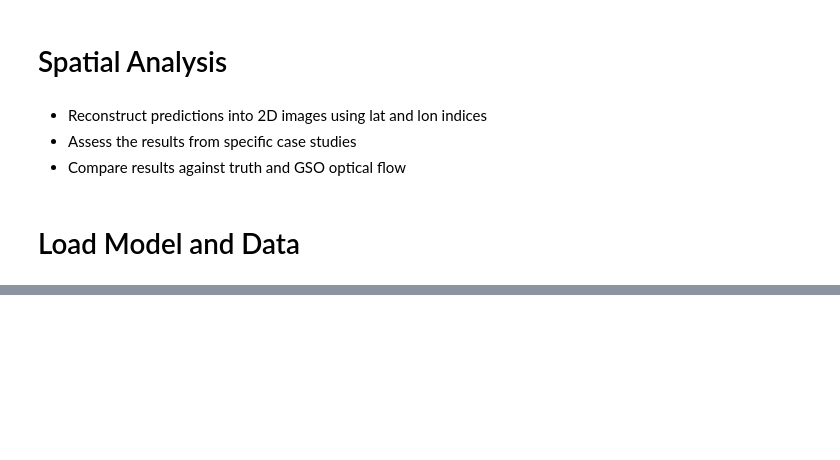
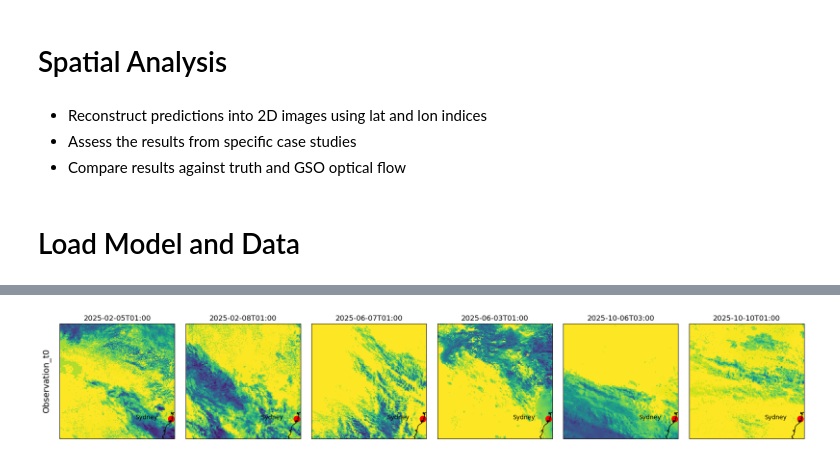
Before and after one commit to cdoedens/solar-nowcast, a Jupyter notebook: mouse/05_spatial_analysis.ipynb, the cells around one changed output, grey strips where cells are left out. Cells and saved outputs as stored; diff of their text form; code cells hidden in the pictures; blank space fills up the shorter version.

Commit message:
spatial case study plots for multiple model configs

```diff
--- a/mouse/05_spatial_analysis.ipynb
+++ b/mouse/05_spatial_analysis.ipynb
@@ -72 +52,13 @@ ds_xgb = df.to_xarray()
+# %%
+# Make XGB forecast
+X = df[X_vars]
+y = df[y_var]
+
+preds = model.predict(X)
+fcst = f"xgb_t{forecast_lead}"
+df[fcst] = preds
+# %%
+# Convert to xarray for spatial plotting
+ds_xgb = df.to_xarray()
+ds_xgb = ds_xgb.compute()
 # %%
@@ -93,2 +65,0 @@ ds_gso['cloud_optical_depth_log'] = data_transform.log_transform(ds_gso['cloud_o
-# %%
-ds_xgb['forecast_vanilla_inv'] = data_transform.inverse_log_transform(ds_xgb['forecast_vanilla'])
@@ -142,0 +66,38 @@ Text(0.5, 1.0, 'XGB no transform')
+# %%
+# case studies to plot
+times = ['2025-02-05T01:00', '2025-02-08T01:00', '2025-06-07T01:00', '2025-06-03T01:00', '2025-10-06T03:00', '2025-10-10T01:00']
+# %%
+ncols = len(times)
+vmin=0
+vmax=1
+syd_coords = (-33.876, 151.211)
+size = 3
+figsize=(size*ncols,size)
+fig, ax = plt.subplots(nrows=1, ncols=ncols, figsize=figsize, subplot_kw={'projection': ccrs.PlateCarree()})
+for i, t in enumerate(times):
+    ax[i].pcolormesh(
+        ds_xgb.longitude,
+        ds_xgb.latitude,
+        ds_xgb.csi.sel(time=t),
+        cmap='viridis', shading='auto',
+        vmin=vmin, vmax=vmax,
+        transform=ccrs.PlateCarree()
+    )
+    ax[i].scatter(syd_coords[1], syd_coords[0], color='red', marker='o', s=100)
+    ax[i].text(syd_coords[1] - 2, syd_coords[0], 'Sydney', color='black')
+    ax[i].coastlines()
+    ax[i].set_title(t, fontsize=12)
+    ax[i].set_ylabel(model_name, rotation=0, labelpad=40, va='center')
+fig.text(
+    0.02,          # x position in figure coordinates
+    0.5,           # y position
+    "Observation_t0",
+    rotation=90,
+    va='center',
+    ha='right',
+    fontsize=14
+)
+plt.tight_layout(rect=[0.02, 0, 1, 1])
+plt.savefig(f"/home/548/cd3022/figures/nowcasting/case_studies/obs_t0.png")
+# %% [output]
+[figure, added]
```
Also changed, not shown: parts of 12 cells of this notebook, 1 other file.
